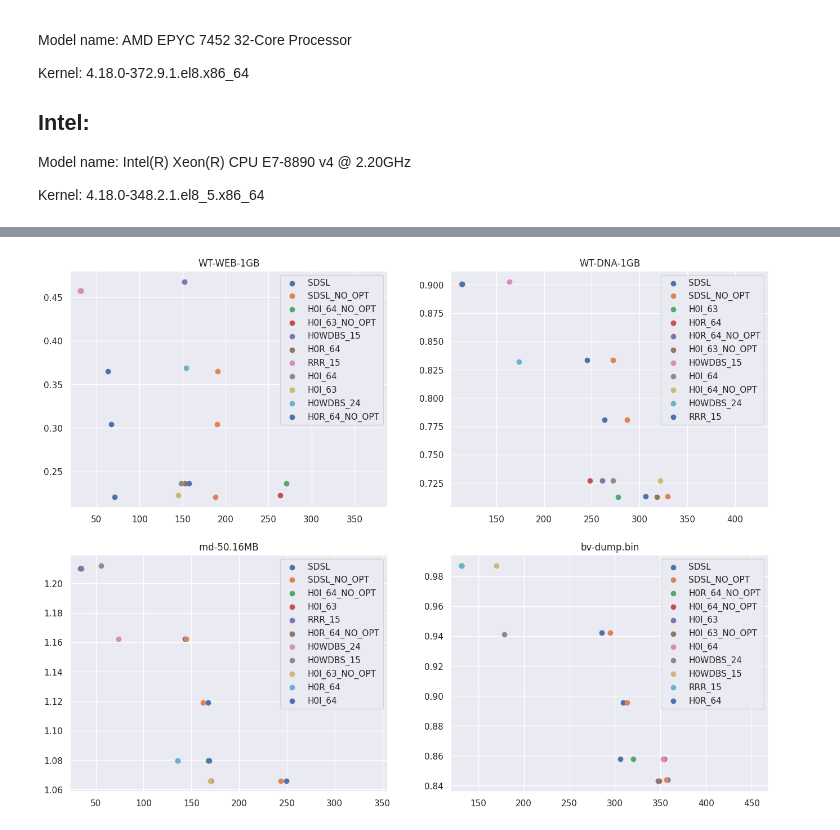
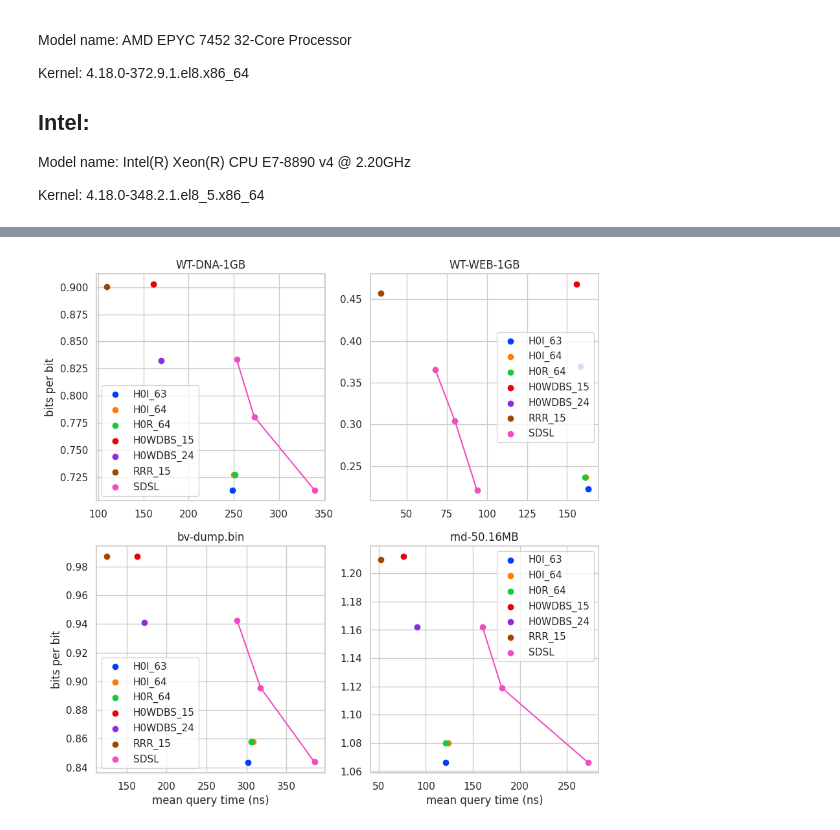
Before and after one commit to saskeli/h0_bv, a Jupyter notebook: results.ipynb, the cells around one changed output, grey strips where cells are left out. Cells and saved outputs as stored; diff of their text form; code cells hidden in the pictures.

Commit message:
images...

```diff
--- a/results.ipynb
+++ b/results.ipynb
@@ -9,3 +9,5 @@ import seaborn as sns
 import pandas as pd
 
 sns.set()
+sns.set_palette("bright")
+sns.set_style("whitegrid")
@@ -117,6 +128,6 @@ for machine in ["amd", "intel"]:
 
 df = pd.DataFrame.from_dict(stuff)
 # %%
-testset = "intel"
+testset = "amd"
 # %%
-set(df["type"])
+files = ['WT-DNA-1GB.txt', 'WT-WEB-1GB.txt', 'bv-dump.bin.txt', 'rnd-50.16MB.txt']
@@ -125 +134,14 @@ set(df["type"])
+# %%
+def gap_bytes(b, g):
+    acc = 0
+    types = (b + 1) // 2;
+    for i in range(types + 1):
+        acc += (comb(b, i) + g - 1) / g;
+    return (acc * b + 7) / 8;
+
+def deBrujin_bytes(b):
+    acc = b;
+    for i in range(1, (b + 1) // 2 + 1):
+        acc += comb(b, i) + 1
+    return (acc + 7) / 8
 # %%
@@ -150,29 +198,34 @@ plt.show()
 # %%
-files = set(df["data_set"])
-sdf = df[df["machine"] == testset][df["type"].isin(['H0I', 'H0R', 'H0WDBS', 'RRR', 'SDSL'])]
-plt.figure(figsize=(16, 12))
+sdf = df[df["machine"] == testset]
+sdf = sdf[sdf["type"].isin(['H0I', 'H0R', 'H0WDBS', 'RRR', 'SDSL'])]
+plt.figure(figsize=(10, 10))
 for i, dat in enumerate(files):
     plt.subplot(2, 2, i + 1)
     ddf = sdf[sdf["data_set"] == dat]
-    legs = []
-    tdf = ddf[sdf["type"] == "SDSL"][sdf["OPT"] == True]
-    sdat = [(b, a, s / e) for a, s, e, b in zip(tdf["access"], tdf["size_bytes"], tdf["elems"], tdf["block_size"])]
-    plt.scatter([t[1] for t in sdat], [t[2] for t in sdat])
-    legs.append("SDSL")
-    tdf = ddf[sdf["type"] == "SDSL"][sdf["OPT"] == False]
-    sdat = [(b, a, s / e) for a, s, e, b in zip(tdf["access"], tdf["size_bytes"], tdf["elems"], tdf["block_size"])]
-    plt.scatter([t[1] for t in sdat], [t[2] for t in sdat])
-    legs.append("SDSL_NO_OPT")
-    tdf = ddf[sdf["type"].isin(['H0I', 'H0R', 'H0WDBS', 'RRR'])]
+    pats = []
+    tdf = ddf[ddf["type"] == "SDSL"]
+    tdf = tdf[tdf["OPT"] == True]
+    sdat = sorted([(b, a, s / e) for a, s, e, b in zip(tdf["access"], tdf["size_bytes"], tdf["elems"], tdf["block_size"])])[1:]
+    pats.append(("SDSL", [t[1] for t in sdat], [t[2] for t in sdat]))
+    tdf = ddf[ddf["type"].isin(['H0I', 'H0R', 'H0WDBS', 'RRR'])]
     for a, s, e, t, b, o in zip(tdf["access"], tdf["size_bytes"], tdf["elems"], tdf["type"], tdf["block_size"], tdf["OPT"]):
-        plt.scatter([a], [s / e])
-        legs.append(f"{t}_{b}{'_NO_OPT' if o == False else ''}")
-    plt.legend(legs)
+        if o == False:
+            continue
+        pats.append((f"{t}_{b}", [a], [s / e]))
+
+    pats.sort()
+    for c, t in zip(sns.color_palette(), pats):
+        plt.scatter(t[1], t[2], color=c, label=t[0])
+        if len(t[1]) > 1:
+            plt.plot(t[1], t[2], color=c)
+    if i % 2 == 0:
+        plt.ylabel("bits per bit")
+    if i >= 2:
+        plt.xlabel("mean query time (ns)")
+    plt.legend()
     plt.title(dat[:-4])
-    l, r = plt.xlim()
-    plt.xlim((l, r + (r - l)/2.5))
-plt.savefig(f"mess_{testset}.png")
+plt.savefig(f"overall_{testset}.png")
 plt.show()
 # %% [output]
-[figure, old version]
+[figure, new version]
 # %%
```
Also changed, not shown: parts of 5 cells of this notebook.
